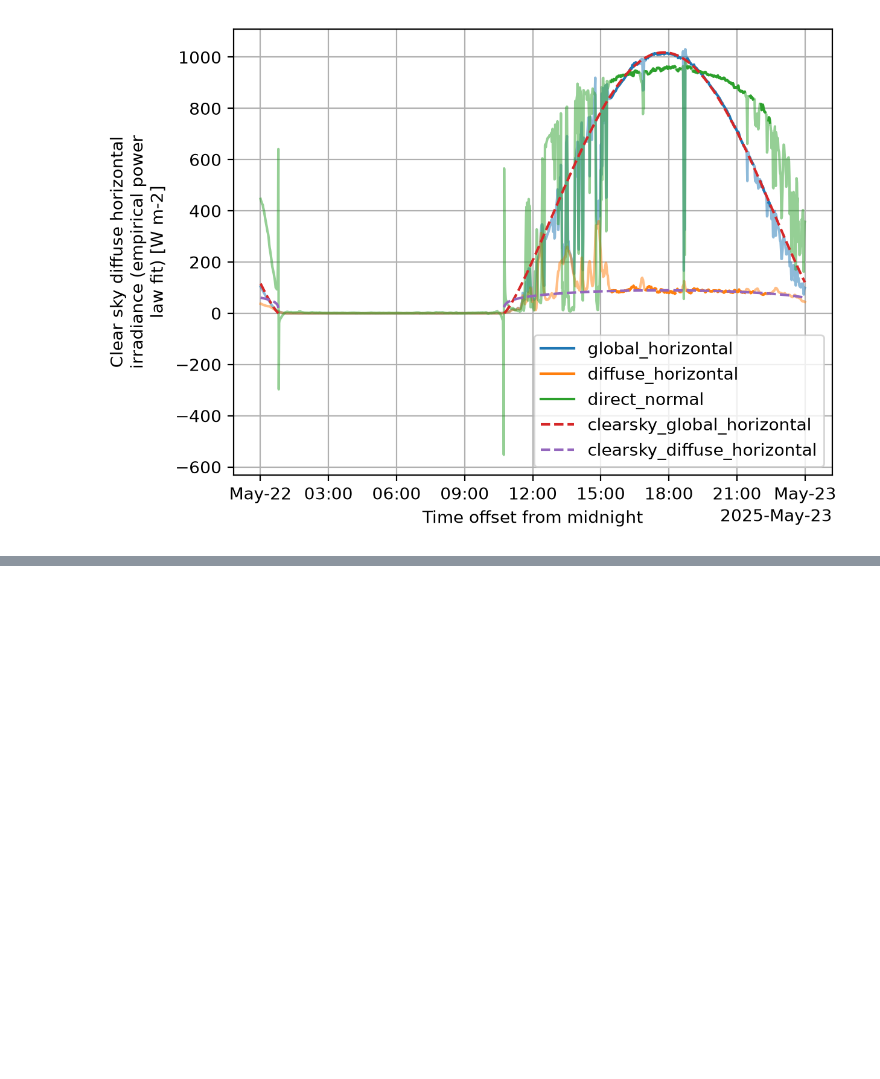
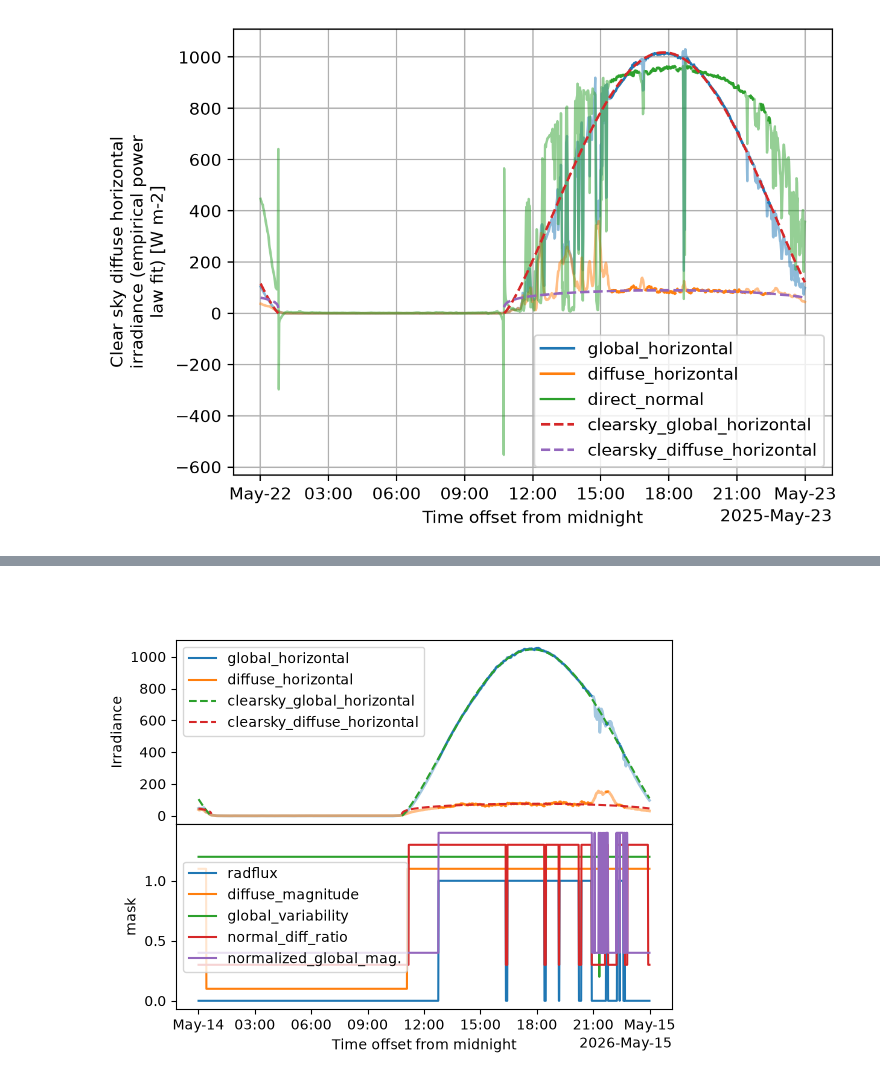
Before and after one commit to HagenTelg/armbnfmentorer, a Jupyter notebook: notebooks/vap_development.ipynb, the cells around one changed output, grey strips where cells are left out. Drawn from its saved outputs; the diff is of its cells as text; code cells hidden in the pictures; blank space fills up the shorter version.

```diff
--- a/notebooks/vap_development.ipynb
+++ b/notebooks/vap_development.ipynb
@@ -271,2 +0,0 @@ df.index = df.apply(lambda row: pd.to_datetime(row.name), axis =1 )
-# %%
-plt.rcParams['figure.dpi']= 200
@@ -838,0 +298,4 @@ ds.solar_elevation.differentiate('time').plot()
+# %%
+plt.gcf().show()
+# %% [output]
+[figure, added]
```
Also changed, not shown: parts of 87 cells of this notebook, 18 other files.
